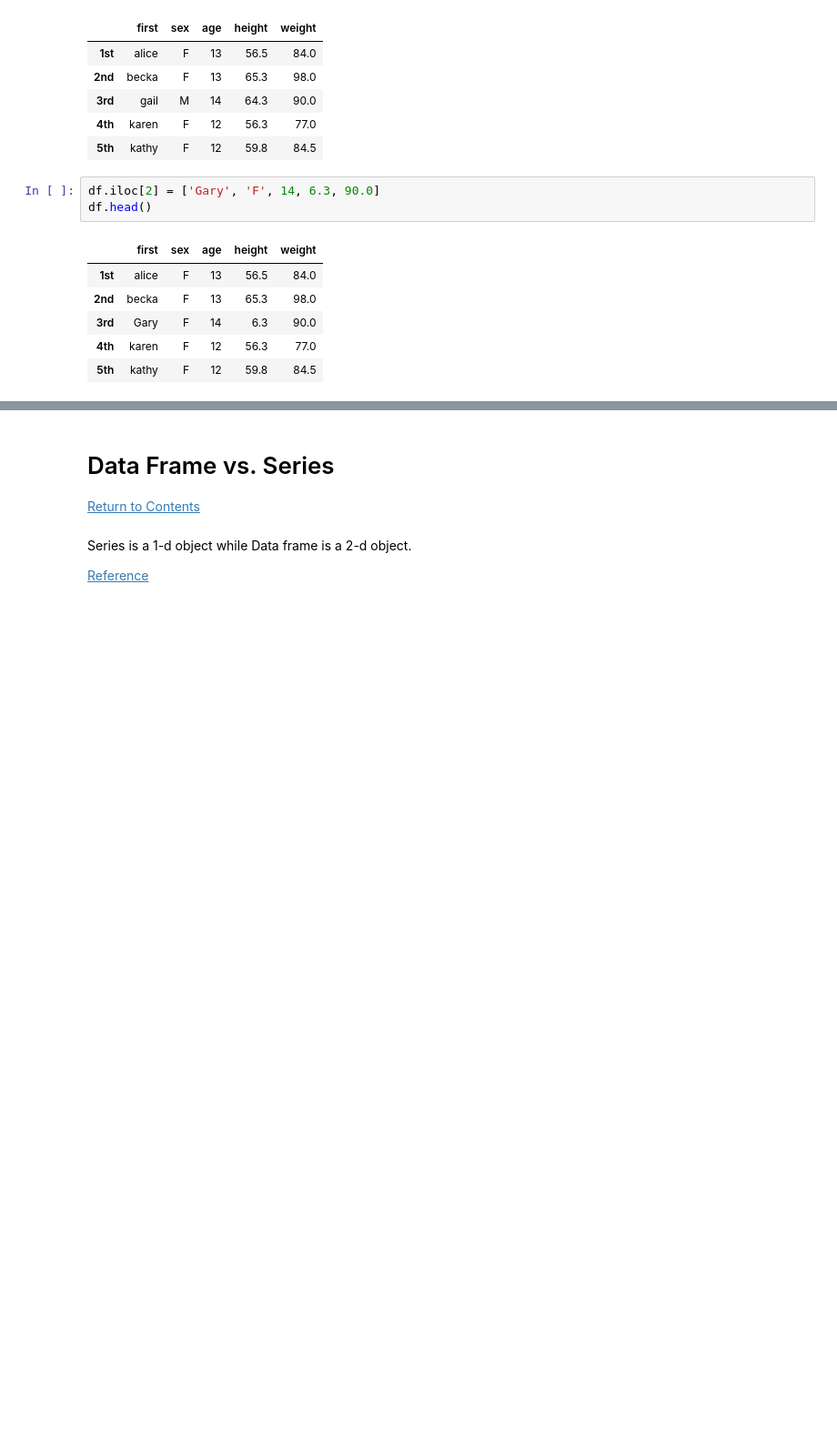
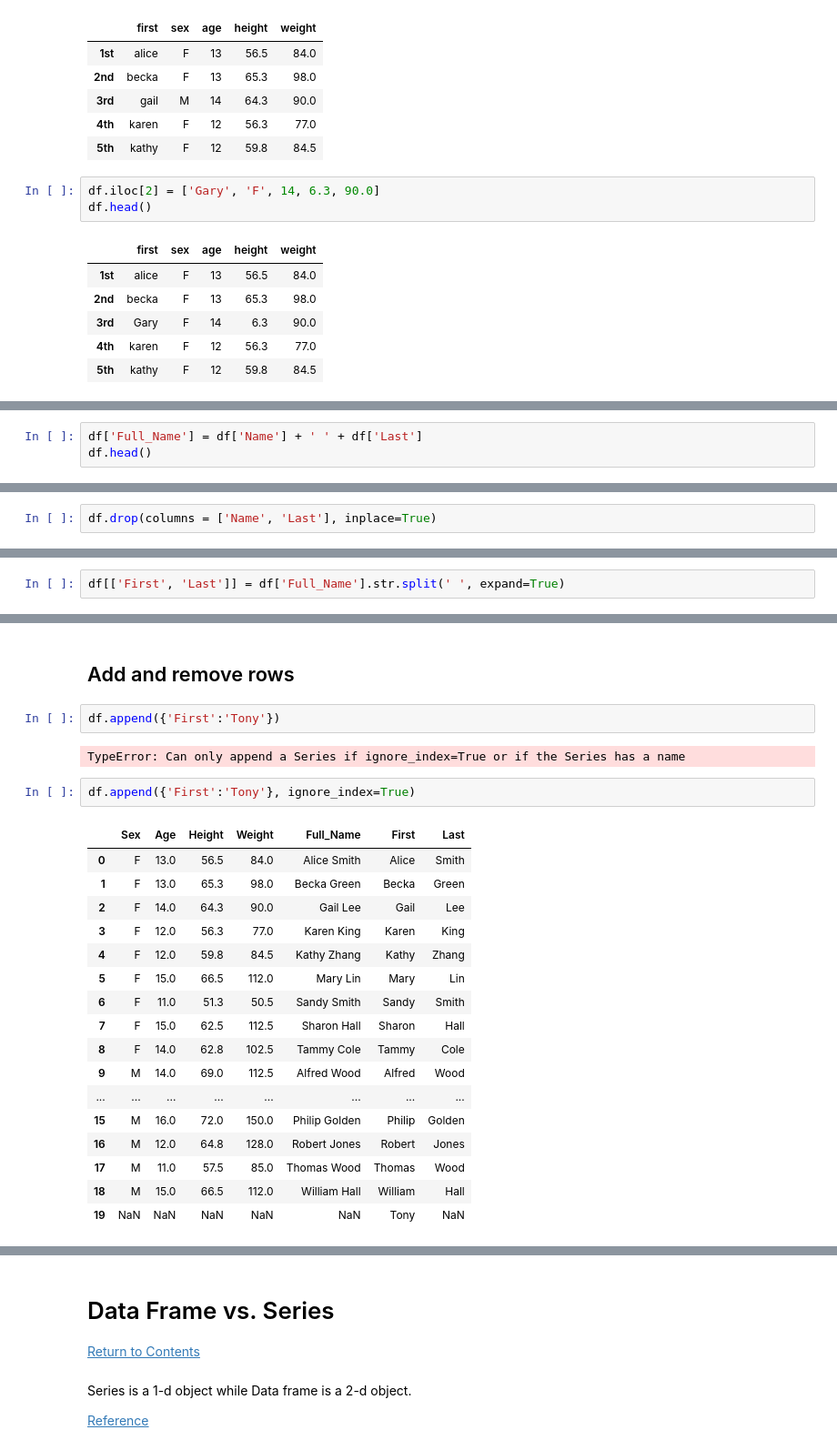
Before and after one commit to User-zwj/Pandas-Practice, a Jupyter notebook: Pandas Exercise.ipynb, the cells around one changed output, grey strips where cells are left out. Shown at 91% size. Cells and saved outputs as stored; diff of their text form; blank space fills up the shorter version.

Commit message:
Add and remove columns and rows

```diff
--- a/Pandas Exercise.ipynb
+++ b/Pandas Exercise.ipynb
@@ -1229,0 +1281,3 @@ df.head()
+# %%
+df['Full_Name'] = df['Name'] + ' ' + df['Last']
+df.head()
@@ -1229,0 +1320,2 @@ df.head()
+# %%
+df.drop(columns = ['Name', 'Last'], inplace=True)
@@ -1229,0 +1374,2 @@ df.head()
+# %%
+df[['First', 'Last']] = df['Full_Name'].str.split(' ', expand=True)
@@ -1229,0 +1385,26 @@ df.head()
+# %% [markdown]
+## Add and remove rows
+# %%
+df.append({'First':'Tony'})
+# %% [output]
+TypeError: Can only append a Series if ignore_index=True or if the Series has a name
+# %%
+df.append({'First':'Tony'}, ignore_index=True)
+# %% [output]
+|  | Sex | Age | Height | Weight | Full_Name | First | Last |
+| 0 | F | 13.0 | 56.5 | 84.0 | Alice Smith | Alice | Smith |
+| 1 | F | 13.0 | 65.3 | 98.0 | Becka Green | Becka | Green |
+| 2 | F | 14.0 | 64.3 | 90.0 | Gail Lee | Gail | Lee |
+| 3 | F | 12.0 | 56.3 | 77.0 | Karen King | Karen | King |
+| 4 | F | 12.0 | 59.8 | 84.5 | Kathy Zhang | Kathy | Zhang |
+| 5 | F | 15.0 | 66.5 | 112.0 | Mary Lin | Mary | Lin |
+| 6 | F | 11.0 | 51.3 | 50.5 | Sandy Smith | Sandy | Smith |
+| 7 | F | 15.0 | 62.5 | 112.5 | Sharon Hall | Sharon | Hall |
+| 8 | F | 14.0 | 62.8 | 102.5 | Tammy Cole | Tammy | Cole |
+| 9 | M | 14.0 | 69.0 | 112.5 | Alfred Wood | Alfred | Wood |
+| ... | ... | ... | ... | ... | ... | ... | ... |
+| 15 | M | 16.0 | 72.0 | 150.0 | Philip Golden | Philip | Golden |
+| 16 | M | 12.0 | 64.8 | 128.0 | Robert Jones | Robert | Jones |
+| 17 | M | 11.0 | 57.5 | 85.0 | Thomas Wood | Thomas | Wood |
+| 18 | M | 15.0 | 66.5 | 112.0 | William Hall | William | Hall |
+| 19 | NaN | NaN | NaN | NaN | NaN | Tony | NaN |
```
Also changed, not shown: parts of 19 cells of this notebook.
